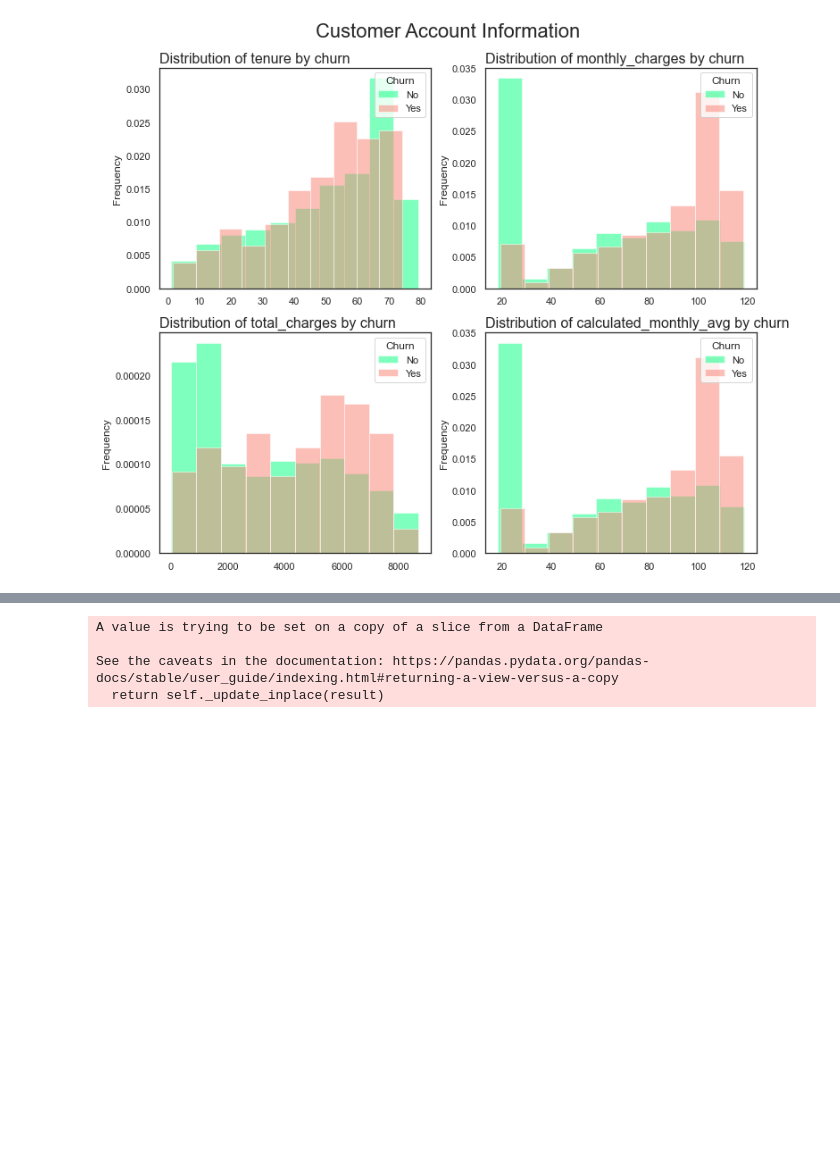
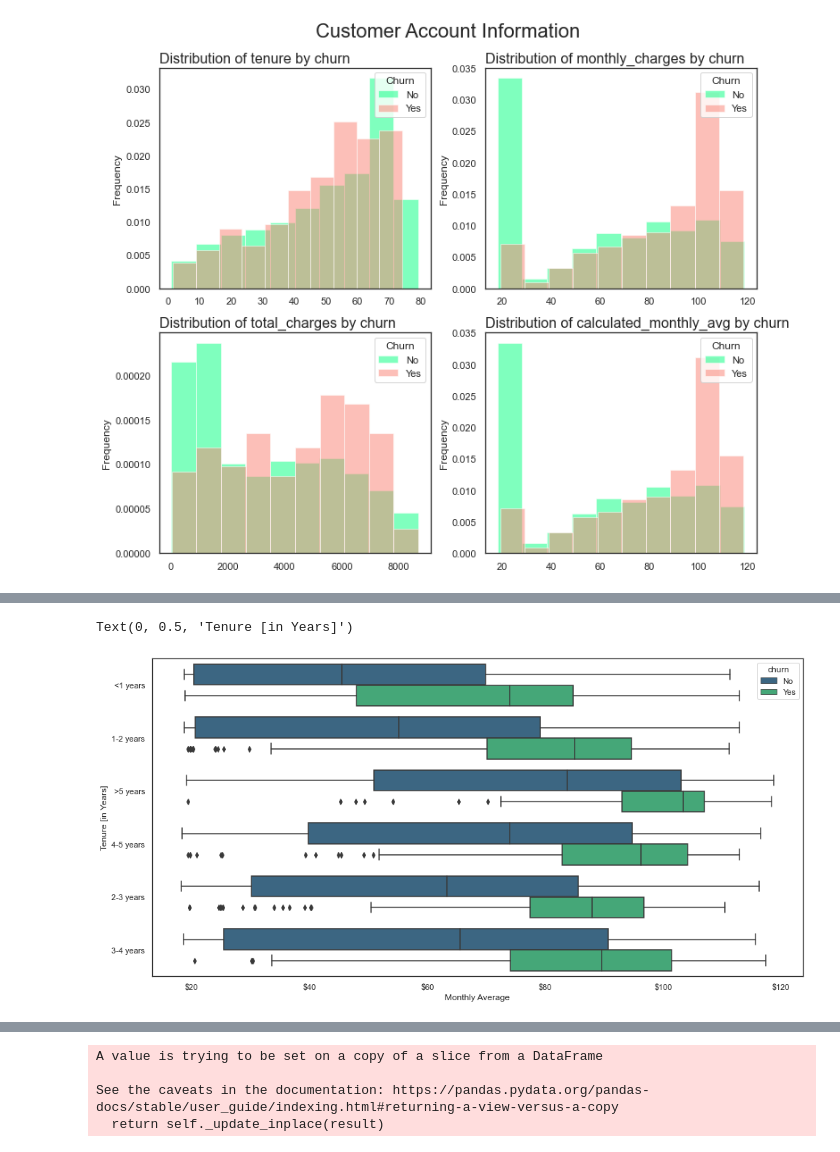
Before and after one commit to JulesMorris/numpy-pandas-visualization-exercises, a Jupyter notebook: refined_telco_2.ipynb, the cells around one changed output, grey strips where cells are left out. Saved outputs shown, nothing was run; the diff lists cells and outputs as text; code cells hidden in the pictures; blank space fills up the shorter version.

```diff
--- a/refined_telco_2.ipynb
+++ b/refined_telco_2.ipynb
@@ -401,0 +426,13 @@ sns.catplot(data = df,
+# %%
+#horizontal boxplot
+plt.figure(figsize = (16, 8))
+sns.boxplot(data = df, y = 'Tenure_binned',
+           x = 'calculated_monthly_avg',
+           hue = 'churn',
+           palette = 'viridis')
+plt.xticks([20, 40, 60, 80, 100, 120], ['$20', '$40', '$60', '$80', '$100', '$120'])
+plt.xlabel('Monthly Average')
+plt.ylabel('Tenure [in Years]')
+# %% [output]
+Text(0, 0.5, 'Tenure [in Years]')
+[figure, added]
```
Also changed, not shown: parts of 12 cells of this notebook.
